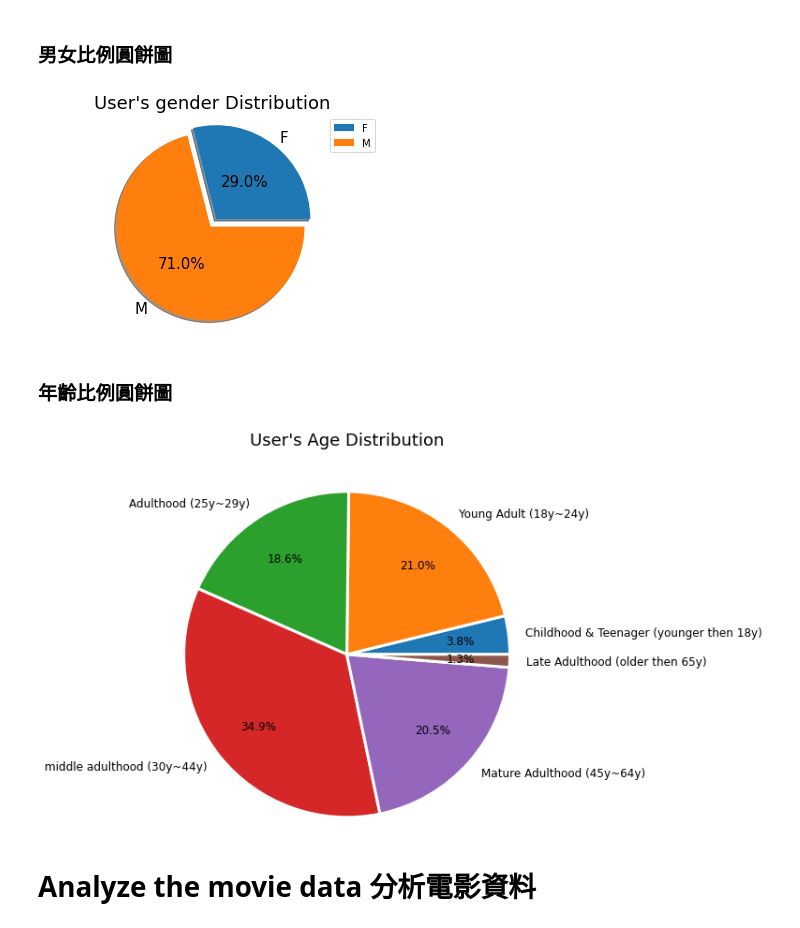
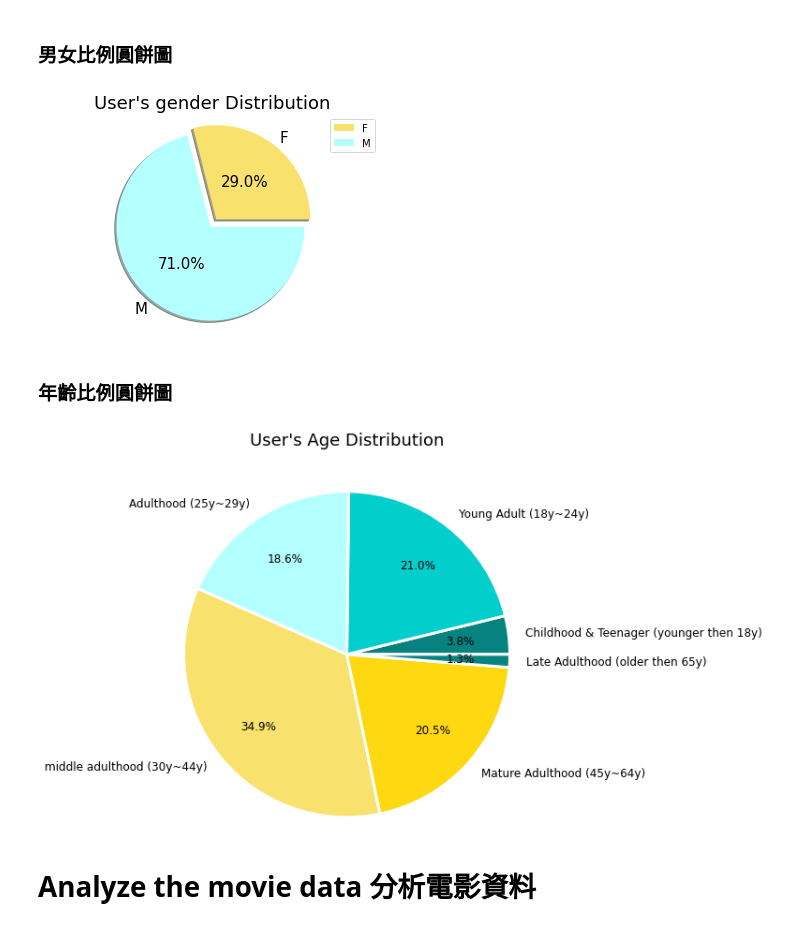
Before and after one commit to becoollll/Recommend_system, a Jupyter notebook: final.ipynb, the cells around one changed output. Drawn from its saved outputs; the diff is of its cells as text; code cells hidden in the pictures.

```diff
--- a/final.ipynb
+++ b/final.ipynb
@@ -150,20 +154,22 @@ plt.show()
 ### 男女比例圓餅圖
 # %%
 # occupation distrubution
+color = ["#f8e16c","#b4ffff"]
 occupation_count = users[["user_id", "gender"]].groupby("gender", as_index=False).size()  # count the numbers
 plt.pie(occupation_count["size"],
         labels = occupation_count["gender"],
         autopct = "%1.1f%%",            # 將數值百分比並留到小數點一位
         explode = (0,0.1),              # 設定分隔的區塊位置
         pctdistance = 0.5,              # 數字距圓心的距離
         textprops = {"fontsize" : 15},  # 文字大小
-        shadow=True,)                   # 設定陰影
+        shadow=True,                    # 設定陰影
+        colors = color)
 plt.title("User's gender Distribution", {"fontsize" : 18})
 plt.legend(loc = "best")
 plt.axis("equal")
 plt.show()
 # %% [output]
-[figure, old version]
+[figure, new version]
 # %% [markdown]
 ### 年齡比例圓餅圖
 # %%
@@ -191,13 +197,14 @@ plt.pie(age_count,
         radius = 2,
         pctdistance = 0.7,              # 數字距圓心的距離
         textprops = {"fontsize" : 12},
-        wedgeprops={'linewidth':3,'edgecolor':'w'})   # 繪製每個扇形的外框
+        wedgeprops={'linewidth':3,'edgecolor':'w'},    # 繪製扇形的外框
+        colors = ['#06837f', '#02cecb', '#b4ffff', '#f8e16c', '#fed811'])
 
 plt.title("User's Age Distribution", {"fontsize" : 18}, y=1.5)
 #plt.axis("equal")
 plt.show()
 # %% [output]
-[figure, old version]
+[figure, new version]
 # %% [markdown]
 # Analyze the movie data 分析電影資料
 # %% [markdown]
```
Also changed, not shown: parts of 13 cells of this notebook.
